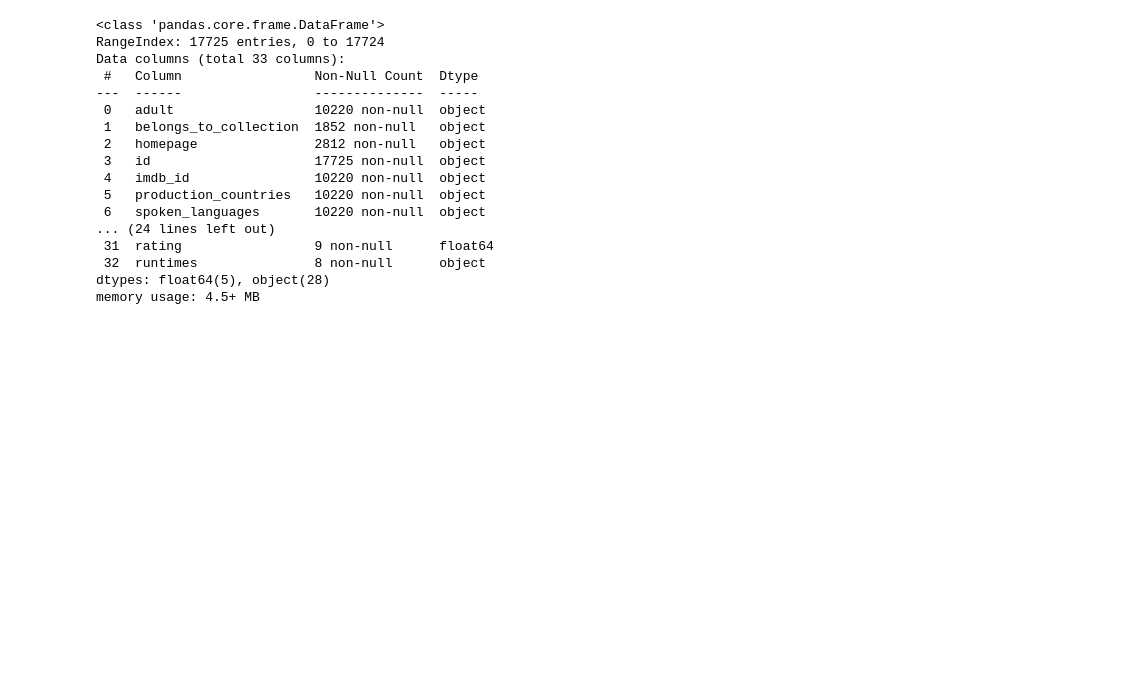
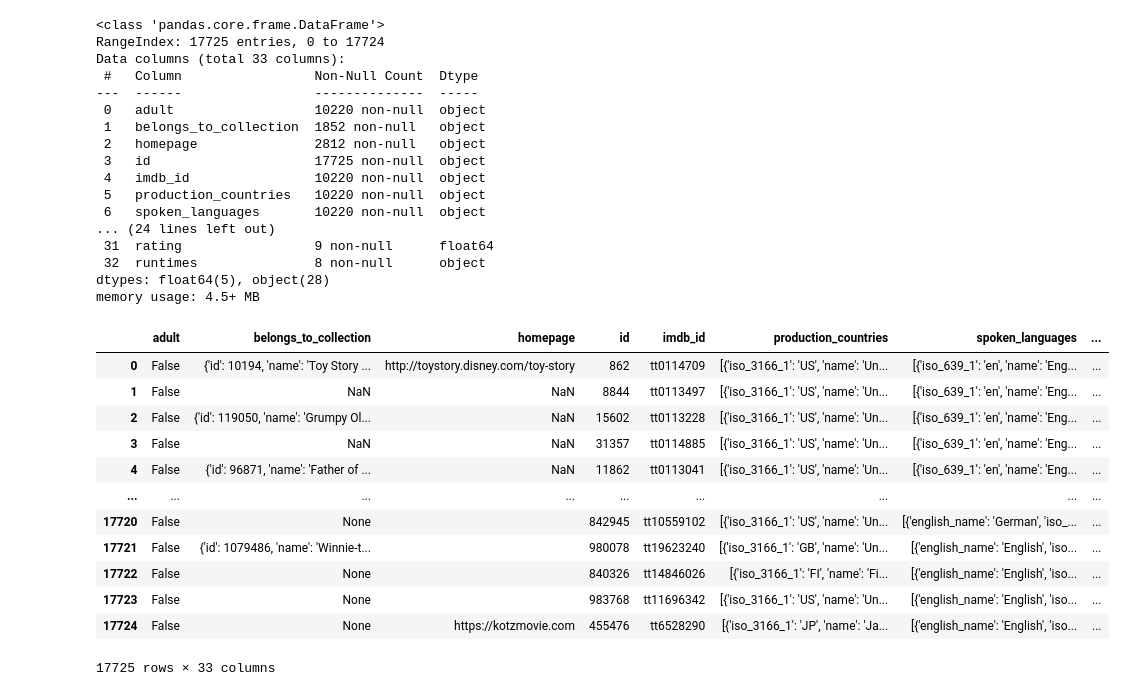
Before and after one commit to naughtybear/big_data_project, a Jupyter notebook: data_collection_cleaning.ipynb, the cells around one changed output. Cells and saved outputs as stored; diff of their text form; code cells hidden in the pictures; blank space fills up the shorter version.

```diff
--- a/data_collection_cleaning.ipynb
+++ b/data_collection_cleaning.ipynb
@@ -605,3 +607,19 @@ Data columns (total 33 columns):
  32  runtimes               8 non-null      object
 dtypes: float64(5), object(28)
 memory usage: 4.5+ MB
+# %%
+merged_df_with_valid_box_office
+# %% [output]
+|  | adult | belongs_to_collection | homepage | id | imdb_id | production_countries | spoken_languages | ... |
+| 0 | False | {'id': 10194, 'name': 'Toy Story ... | http://toystory.disney.com/toy-story | 862 | tt0114709 | [{'iso_3166_1': 'US', 'name': 'Un... | [{'iso_639_1': 'en', 'name': 'Eng... | ... |
+| 1 | False | NaN | NaN | 8844 | tt0113497 | [{'iso_3166_1': 'US', 'name': 'Un... | [{'iso_639_1': 'en', 'name': 'Eng... | ... |
+| 2 | False | {'id': 119050, 'name': 'Grumpy Ol... | NaN | 15602 | tt0113228 | [{'iso_3166_1': 'US', 'name': 'Un... | [{'iso_639_1': 'en', 'name': 'Eng... | ... |
+| 3 | False | NaN | NaN | 31357 | tt0114885 | [{'iso_3166_1': 'US', 'name': 'Un... | [{'iso_639_1': 'en', 'name': 'Eng... | ... |
+| 4 | False | {'id': 96871, 'name': 'Father of ... | NaN | 11862 | tt0113041 | [{'iso_3166_1': 'US', 'name': 'Un... | [{'iso_639_1': 'en', 'name': 'Eng... | ... |
+| ... | ... | ... | ... | ... | ... | ... | ... | ... |
+| 17720 | False | None |  | 842945 | tt10559102 | [{'iso_3166_1': 'US', 'name': 'Un... | [{'english_name': 'German', 'iso_... | ... |
+| 17721 | False | {'id': 1079486, 'name': 'Winnie-t... |  | 980078 | tt19623240 | [{'iso_3166_1': 'GB', 'name': 'Un... | [{'english_name': 'English', 'iso... | ... |
+| 17722 | False | None |  | 840326 | tt14846026 | [{'iso_3166_1': 'FI', 'name': 'Fi... | [{'english_name': 'English', 'iso... | ... |
+| 17723 | False | None |  | 983768 | tt11696342 | [{'iso_3166_1': 'US', 'name': 'Un... | [{'english_name': 'English', 'iso... | ... |
+| 17724 | False | None | https://kotzmovie.com | 455476 | tt6528290 | [{'iso_3166_1': 'JP', 'name': 'Ja... | [{'english_name': 'English', 'iso... | ... |
+17725 rows × 33 columns
```
Also changed, not shown: parts of 5 cells of this notebook.
